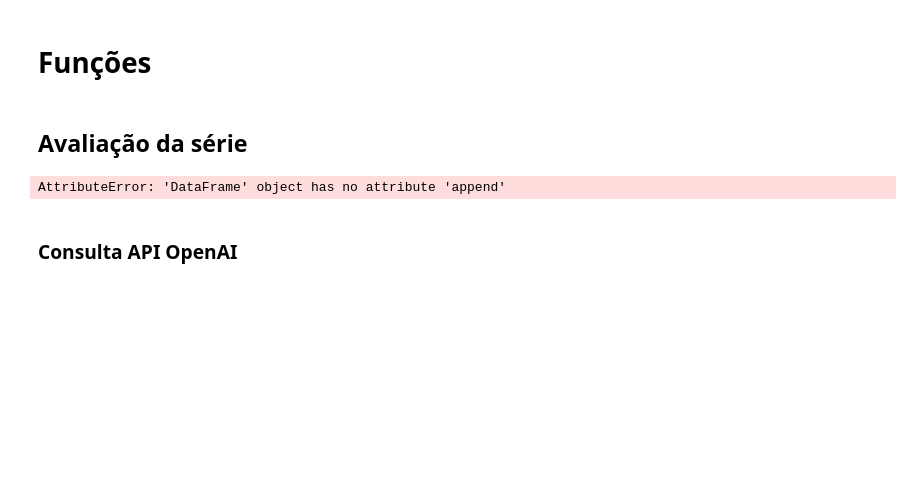
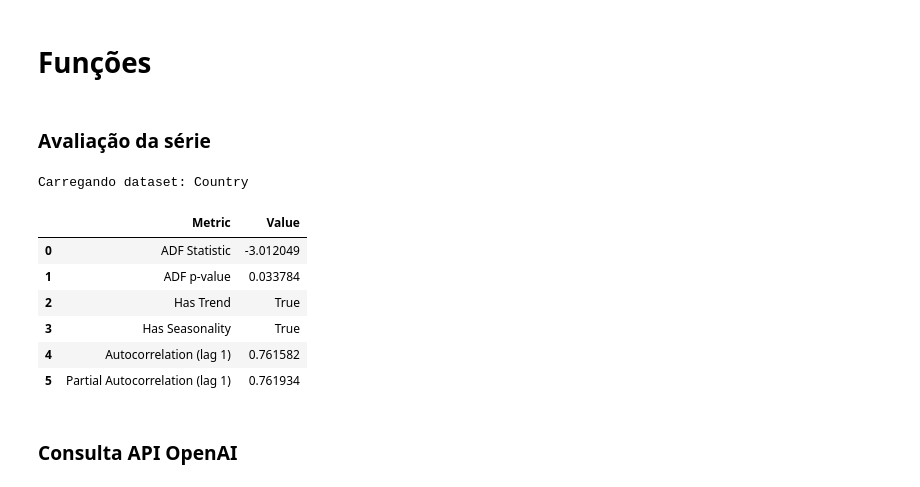
Before and after one commit to alexandrefortes/series-temporais, a Jupyter notebook: Atividade Final/atividade-final-versao-2.ipynb, the cells around one changed output. Drawn from its saved outputs; the diff is of its cells as text; code cells hidden in the pictures; blank space fills up the shorter version.

```diff
--- a/Atividade Final/atividade-final-versao-2.ipynb
+++ b/Atividade Final/atividade-final-versao-2.ipynb
@@ -161,17 +161,17 @@ else:
 # %% [markdown]
 # Funções
 # %% [markdown]
-## Avaliação da série
+### Avaliação da série
 # %%
 # Função para análise de uma série temporal
 def analyze_time_series(series):
     # DataFrame para armazenar os resultados
-    results = pd.DataFrame(columns=["Metric", "Value"])
+    results = []
 
     # Estacionariedade - Teste Augmented Dickey-Fuller
     adf_test = adfuller(series, autolag='AIC')
-    results = results.append({"Metric": "ADF Statistic", "Value": adf_test[0]}, ignore_index=True)
-    results = results.append({"Metric": "ADF p-value", "Value": adf_test[1]}, ignore_index=True)
+    results.append({"Metric": "ADF Statistic", "Value": adf_test[0]})
+    results.append({"Metric": "ADF p-value", "Value": adf_test[1]})
 
     # Tendência e Sazonalidade - Decomposição
     decomposition = seasonal_decompose(series, model='additive', period=12) # Assumindo uma sazonalidade mensal
@@ -180,29 +180,38 @@ def analyze_time_series(series):
 
     # Verificando se existe tendência
     has_trend = not np.all(np.isnan(trend))
-    results = results.append({"Metric": "Has Trend", "Value": has_trend}, ignore_index=True)
+    results.append({"Metric": "Has Trend", "Value": has_trend})
 
     # Verificando se existe sazonalidade
     has_seasonality = not np.all(np.isnan(seasonal))
-    results = results.append({"Metric": "Has Seasonality", "Value": has_seasonality}, ignore_index=True)
+    results.append({"Metric": "Has Seasonality", "Value": has_seasonality})
 
     # Autocorrelação
     autocorr = acf(series)
-    results = results.append({"Metric": "Autocorrelation (lag 1)", "Value": autocorr[1]}, ignore_index=True)
+    results.append({"Metric": "Autocorrelation (lag 1)", "Value": autocorr[1]})
 
     # Autocorrelação Parcial
     pac = pacf(series)
-    results = results.append({"Metric": "Partial Autocorrelation (lag 1)", "Value": pac[1]}, ignore_index=True)
+    results.append({"Metric": "Partial Autocorrelation (lag 1)", "Value": pac[1]})
 
-    return results
+    return pd.DataFrame(results)
-# %%
-# Exemplo de uso da função com dados fictícios
-np.random.seed(42)
-your_series = pd.Series(np.random.randn(100))
-results = analyze_time_series(your_series)
-results
-# %% [output]
-AttributeError: 'DataFrame' object has no attribute 'append'
+# %%
+# Exemplo de uso
+country_df = carregar_dataset_por_nome("Country", "dt",
+                                       ["dt", "AverageTemperature"],
+                                       {"Country": "Brazil"})
+
+results = analyze_time_series(country_df)
+results
+# %% [output]
+Carregando dataset: Country
+|  | Metric | Value |
+| 0 | ADF Statistic | -3.012049 |
+| 1 | ADF p-value | 0.033784 |
+| 2 | Has Trend | True |
+| 3 | Has Seasonality | True |
+| 4 | Autocorrelation (lag 1) | 0.761582 |
+| 5 | Partial Autocorrelation (lag 1) | 0.761934 |
 # %% [markdown]
 ### Consulta API OpenAI
 # %%
```
Also changed, not shown: parts of 4 cells of this notebook.
